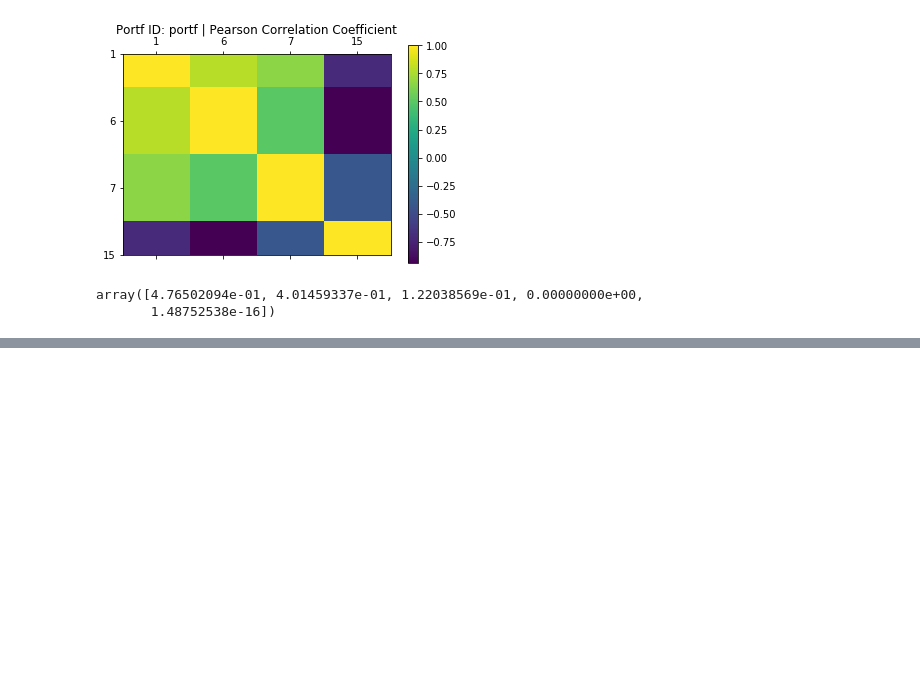
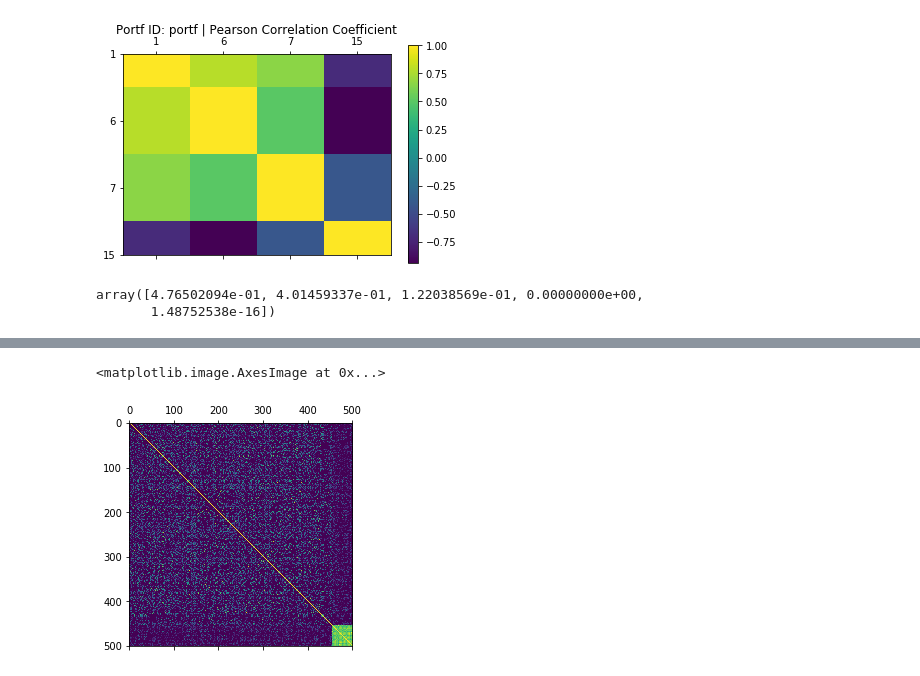
Before and after one commit to braedyn-au/StockMarketCascades, a Jupyter notebook: efficientFrontier.ipynb, the cells around one changed output, grey strips where cells are left out. Drawn from its saved outputs; the diff is of its cells as text; code cells hidden in the pictures; blank space fills up the shorter version.

```diff
--- a/efficientFrontier.ipynb
+++ b/efficientFrontier.ipynb
@@ -152,0 +270,11 @@ array([4.76502094e-01, 4.01459337e-01, 1.22038569e-01, 0.00000000e+00,
+# %%
+import hdbscan
+
+clusterer = hdbscan.HDBSCAN()
+
+clusterer.fit(mat2)
+sortIndices = np.argsort(clusterer.labels_)
+plt.matshow(mat2[[sortIndices]][:,sortIndices])
+# %% [output]
+<matplotlib.image.AxesImage at 0x...>
+[figure, added]
```
Also changed, not shown: parts of 38 cells of this notebook, 34 other files.
